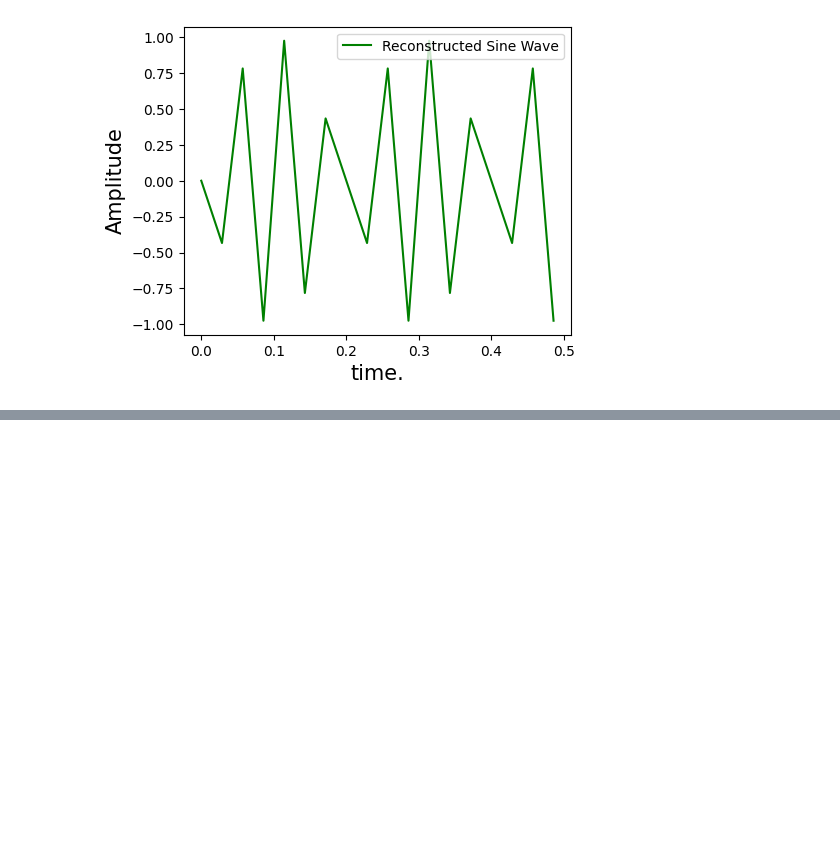
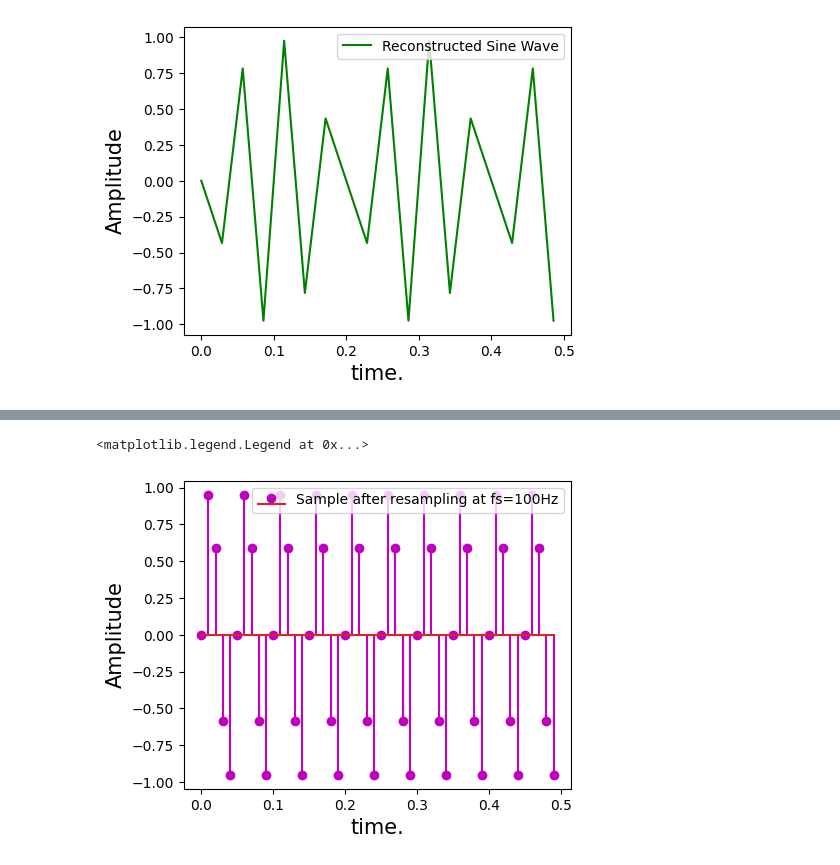
Before and after one commit to ThieuDuong0111/Digital-Signal-Processing, a Jupyter notebook: FSB/Kaggle/signal-processing.ipynb, the cells around one changed output, grey strips where cells are left out. Cells and saved outputs as stored; diff of their text form; code cells hidden in the pictures; blank space fills up the shorter version.

```diff
--- a/FSB/Kaggle/signal-processing.ipynb
+++ b/FSB/Kaggle/signal-processing.ipynb
@@ -239,0 +270,10 @@ plt.legend(fontsize=10, loc='upper right')
+# %%
+plt.figure(figsize=(5, 4))
+
+plt.stem(nT, x2, 'm', label='Sample after resampling at fs=100Hz')
+plt.xlabel('time.', fontsize=15)
+plt.ylabel('Amplitude', fontsize=15)
+plt.legend(fontsize=10, loc='upper right')
+# %% [output]
+<matplotlib.legend.Legend at 0x...>
+[figure, added]
```
Also changed, not shown: parts of 11 cells of this notebook.
